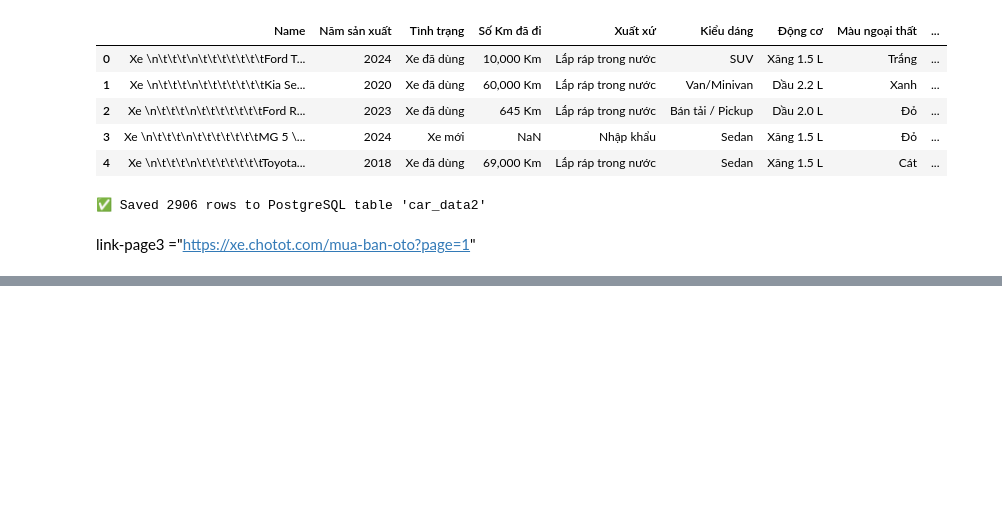
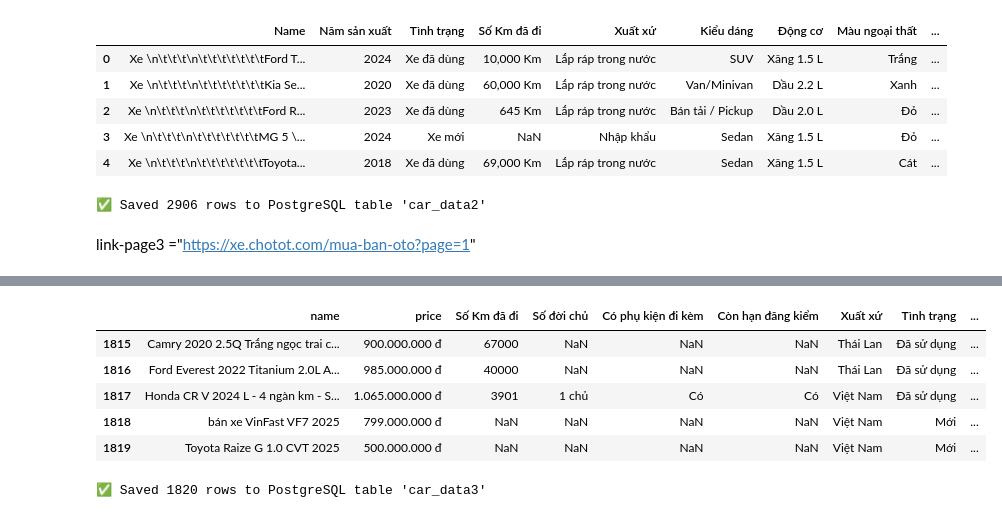
Before and after one commit to nmkhan9/car_price_predict, a Jupyter notebook: notebooks/crawl_data.ipynb, the cells around one changed output, grey strips where cells are left out. Drawn from its saved outputs; the diff is of its cells as text; code cells hidden in the pictures; blank space fills up the shorter version.

```diff
--- a/notebooks/crawl_data.ipynb
+++ b/notebooks/crawl_data.ipynb
@@ -640,0 +766,3 @@ CancelledError:
+# %%
+detail_chotot = CarDetailCrawler()
+car3_p5 = await detail_chotot.run(list5)
@@ -640,0 +787,15 @@ CancelledError:
+# %%
+df3_5 = pd.DataFrame(car3_p5)
+df3_5.tail()
+# %% [output]
+|  | name | price | Số Km đã đi | Số đời chủ | Có phụ kiện đi kèm | Còn hạn đăng kiểm | Xuất xứ | Tình trạng | ... |
+| 1815 | Camry 2020 2.5Q Trắng ngọc trai c... | 900.000.000 đ | 67000 | NaN | NaN | NaN | Thái Lan | Đã sử dụng | ... |
+| 1816 | Ford Everest 2022 Titanium 2.0L A... | 985.000.000 đ | 40000 | NaN | NaN | NaN | Thái Lan | Đã sử dụng | ... |
+| 1817 | Honda CR V 2024 L - 4 ngàn km - S... | 1.065.000.000 đ | 3901 | 1 chủ | Có | Có | Việt Nam | Đã sử dụng | ... |
+| 1818 | bán xe VinFast VF7 2025 | 799.000.000 đ | NaN | NaN | NaN | NaN | Việt Nam | Mới | ... |
+| 1819 | Toyota Raize G 1.0 CVT 2025 | 500.000.000 đ | NaN | NaN | NaN | NaN | Việt Nam | Mới | ... |
+# %%
+df3_5.to_sql("car_data3", engine, if_exists="append", index=False)
+print(f"✅ Saved {len(df3_5)} rows to PostgreSQL table 'car_data3'")
+# %% [output]
+✅ Saved 1820 rows to PostgreSQL table 'car_data3'
```
Also changed, not shown: parts of 19 cells of this notebook, 1 other file.
